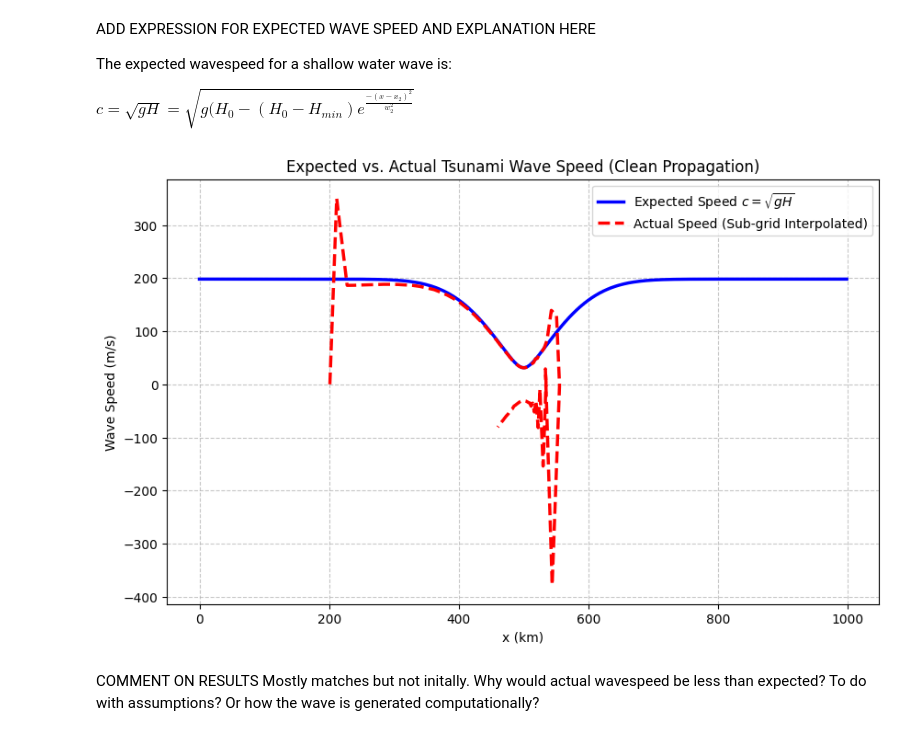
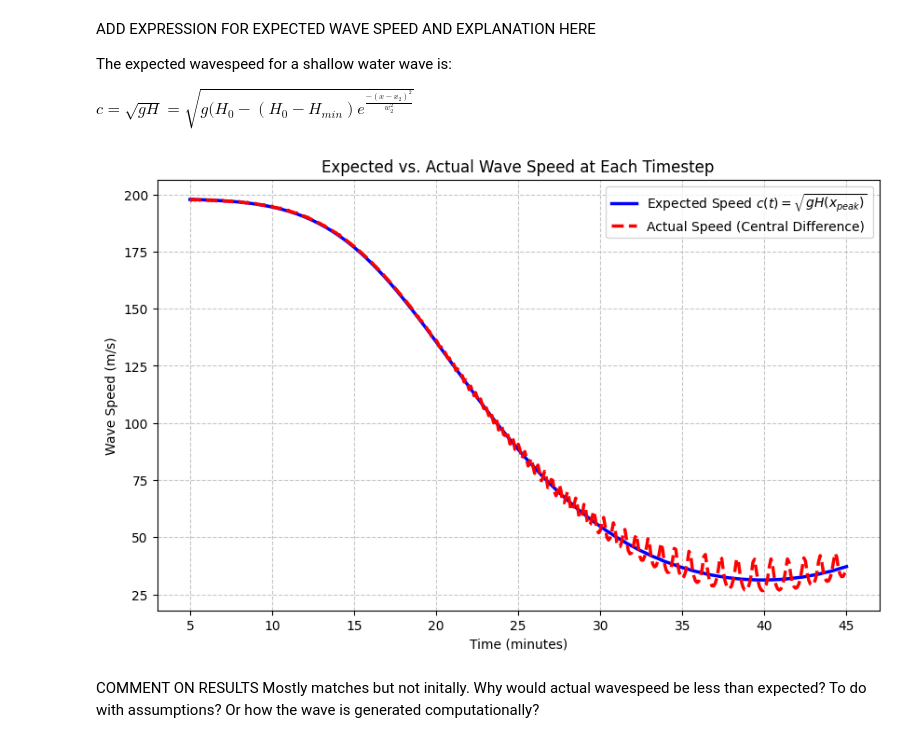
Before and after one commit to barneycevans/QCES, a Jupyter notebook: Project3_tsunami.ipynb, the cells around one changed output. Drawn from its saved outputs; the diff is of its cells as text; code cells hidden in the pictures.

```diff
--- a/Project3_tsunami.ipynb
+++ b/Project3_tsunami.ipynb
@@ -126,9 +126,9 @@ w1 = 20 * kilometer # Width of the initial perturbation
 x1 = 200 * kilometer # Center of the initial perturbation
 x2 = 500 * kilometer # Center of the seamount
 w2 = 100 * kilometer # Width of the seamount
-H_min = 100 * meter # minimum depth above the seamount
+H_min =  100 * meter # minimum depth above the seamount 4 * kilometer
 
-timestep = 60 * second # Specify the timestep
+timestep = 6 * second # Specify the timestep
 stop_sim_time = 100 * minute # Specify the stopping time
 
 timestepper = dedalus.RK222
@@ -299,21 +291,17 @@ $
 import numpy as np
 import matplotlib.pyplot as plt
 
-# 1. Compute expected wave speed c(x) = sqrt(g * H(x))
-H_x = H0 - (H0 - H_min) * np.exp(-(x - x2)**2.0 / w2**2.0)
-c_expected = np.sqrt(g * H_x)
-
-# 2. Extract actual wave speed with sub-grid interpolation
+# 1. Extract actual wave peak positions at each timestep with sub-grid interpolation
 peak_positions = []
 times = []
 
 for i, t in enumerate(t_save):
     # Ignore the first 5 minutes to allow the initial wave to split cleanly
     # and avoid the overlapping-peak numerical artifact.
-    if t < 0 * 60:
+    if t < 5 * 60:
         continue
     # Track propagation up to 45 minutes to avoid boundary reflection issues
-    if t > 90 * 60:
+    if t > 45 * 60:
         break
     h_profile = h_save[i, :]
 
@@ -321,51 +309,52 @@ for i, t in enumerate(t_save):
     search_idx = np.where(x > x1)[0]
     if len(search_idx) > 2:
         # Local grid index of maximum
         local_peak_idx = np.argmax(h_profile[search_idx])
         global_peak_idx = search_idx[local_peak_idx]
 
-        # Perform quadratic sub-grid interpolation if not at the boundaries of the search
+        # Perform quadratic sub-grid interpolation if not at the boundaries
         if 0 < local_peak_idx < len(search_idx) - 1:
             idx = global_peak_idx
             # Fit a parabola y = Ax^2 + Bx + C through three points
             x_pts = x[idx-1:idx+2]
             y_pts = h_profile[idx-1:idx+2]
             poly = np.polyfit(x_pts, y_pts, 2)
             # Peak is at -B / (2A)
             fine_peak_pos = -poly[1] / (2.0 * poly[0])
             peak_positions.append(fine_peak_pos)
         else:
             peak_positions.append(x[global_peak_idx])
         times.append(t)
 
 peak_positions = np.array(peak_positions)
 times = np.array(times)
 
-# # Smooth the peak positions to reduce remaining grid-scale noise
-# from scipy.signal import savgol_filter
-# if len(peak_positions) > 5:
-#     smoothed_peaks = savgol_filter(peak_positions, window_length=5, polyorder=2)
-# else:
-#     smoothed_peaks = peak_positions
+# 2. Compute actual velocity at each timestep using central differences
+# This ensures the velocity array has the exact same size as the time/position arrays.
+actual_speed = np.zeros_like(peak_positions)
 
-# Calculate wave speed using finite differences: dx / dt
-dx_peak = np.diff(peak_positions)
-dt_peak = np.diff(times)
-actual_speed = dx_peak / dt_peak
-actual_speed_positions = 0.5 * (peak_positions[:-1] + peak_positions[1:])
+# Central difference for interior points
+actual_speed[1:-1] = (peak_positions[2:] - peak_positions[:-2]) / (times[2:] - times[:-2])
+# Forward/backward difference for boundaries
+actual_speed[0] = (peak_positions[1] - peak_positions[0]) / (times[1] - times[0])
+actual_speed[-1] = (peak_positions[-1] - peak_positions[-2]) / (times[-1] - times[-2])
 
-# 3. Plot the comparison
+# 3. Compute expected wave speed c(t) = sqrt(g * H(x(t))) at each timestep
+H_tracked = H0 - (H0 - H_min) * np.exp(-(peak_positions - x2)**2.0 / w2**2.0)
+c_expected = np.sqrt(g * H_tracked)
+
+# 4. Plot the comparison directly at each timestep
 plt.figure(figsize=(10, 6))
-plt.plot(x / kilometer, c_expected, 'b-', label='Expected Speed $c = \sqrt{gH}$', lw=2.5)
-plt.plot(actual_speed_positions / kilometer, actual_speed, 'r--', label='Actual Speed (Sub-grid Interpolated)', lw=2.5)
-plt.xlabel('x (km)')
+plt.plot(times / minute, c_expected, 'b-', label='Expected Speed $c(t) = \sqrt{g H(x_{peak})}$', lw=2.5)
+plt.plot(times / minute, actual_speed, 'r--', label='Actual Speed (Central Difference)', lw=2.5)
+plt.xlabel('Time (minutes)')
 plt.ylabel('Wave Speed (m/s)')
-plt.title('Expected vs. Actual Tsunami Wave Speed (Clean Propagation)')
+plt.title('Expected vs. Actual Wave Speed at Each Timestep')
 plt.grid(True, linestyle='--', alpha=0.7)
 plt.legend()
 plt.show()
 # %% [output]
-[figure, old version]
+[figure, new version]
 # %% [markdown]
 COMMENT ON RESULTS
 Mostly matches but not initally. Why would actual wavespeed be less than expected? To do with assumptions? Or how the wave is generated computationally?
```
Also changed, not shown: parts of 11 cells of this notebook.
